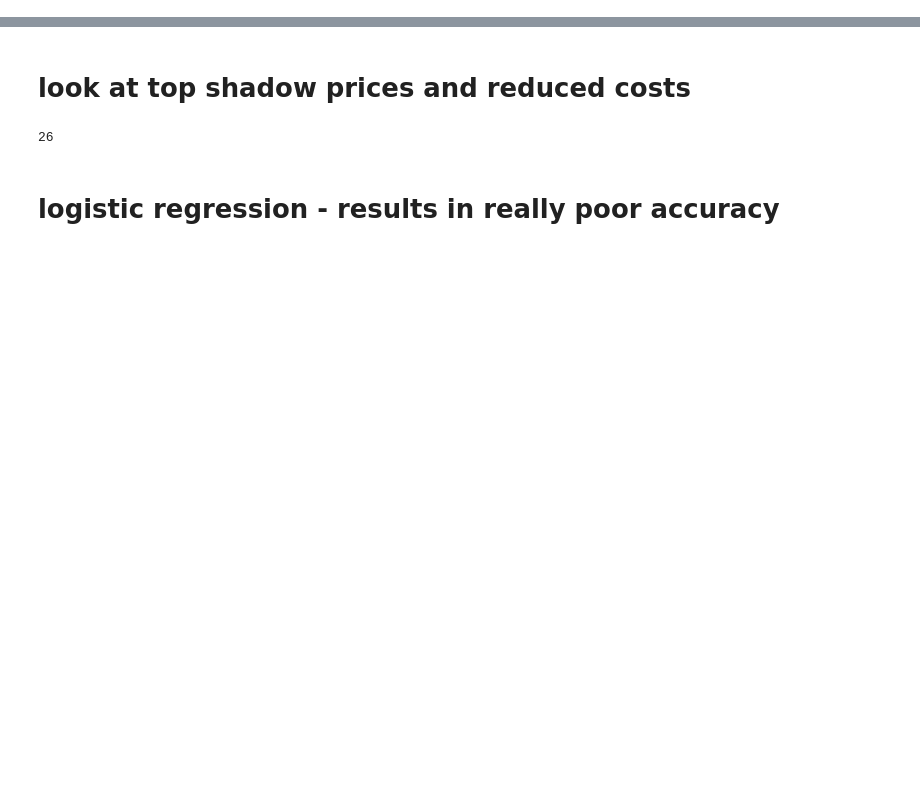
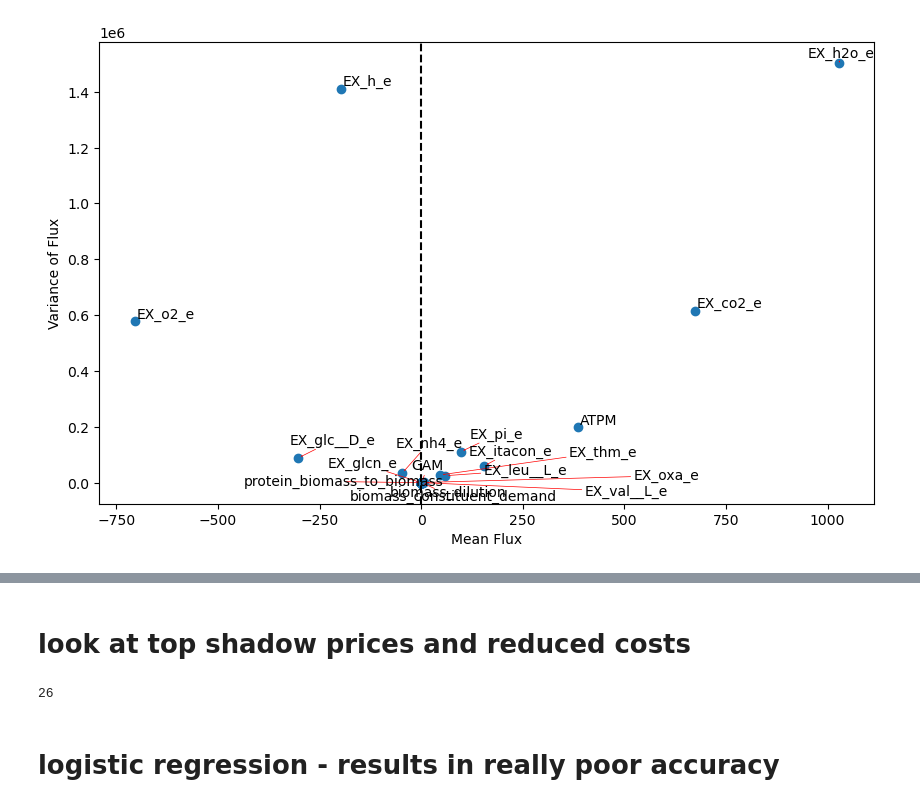
Before and after one commit to sDiegoMart/coralme, a Jupyter notebook: notebooks/3_look_at_proteomic_allocation.ipynb, the cells around one changed output, grey strips where cells are left out. Saved outputs shown, nothing was run; the diff lists cells and outputs as text; code cells hidden in the pictures; blank space fills up the shorter version.

```diff
--- a/notebooks/3_look_at_proteomic_allocation.ipynb
+++ b/notebooks/3_look_at_proteomic_allocation.ipynb
@@ -82,6 +82,7 @@ base_dir = os.path.join(coralme_dir, 'species_files', 'Pseudomonas_files')
 info_df = pd.read_excel(os.path.join(base_dir,'Strain_models_genome-information_predictedM9.xlsx'), index_col = 0)
 shadows_dfs = []
 reduced_dfs = []
+flux_dfs = []
 indices = []
 obj_values = []
 for index, row in info_df.iterrows():
@@ -99,9 +100,11 @@ for index, row in info_df.iterrows():
     ME_sol = pickle.load(pickle_in)
     pickle_in.close()
     if ME_sol:
-        indices.append(index)
+        ind = (index+'__'+row['organism']+'__'+row['strain']).replace(' ', '_')
+        indices.append(ind)
         shadows_dfs.append(pd.Series(ME_sol.shadow_prices))
         reduced_dfs.append(pd.Series(ME_sol.reduced_costs))
+        flux_dfs.append(pd.Series(ME_sol.fluxes))
         obj_values.append(ME_sol.objective_value)
 
 # remove dummy reactions
@@ -113,15 +116,48 @@ for col in shared_cols:
     if not any(word in col for word in drop_words):
         keep.append(col)
 shadow_df = shadow_df[keep]
-
 shadow_df['obj_value'] = obj_values
 shadow_df.iloc[:, :-1] = shadow_df.iloc[:, :-1].div(shadow_df['obj_value'], axis=0)
 reduced_df = pd.DataFrame(reduced_dfs, index = indices)
 shared_cols = reduced_df.columns[reduced_df.count() == len(reduced_df)]
+
+# flux df
+flux_df = pd.DataFrame(flux_dfs, index = indices)
+shared_cols = flux_df.columns[flux_df.count() == len(flux_df)]
 keep = []
 for col in shared_cols:
     if not any(word in col for word in drop_words):
         keep.append(col)
-reduced_df = reduced_df[keep]
-reduced_df['obj_value'] = obj_values
-reduced_df.iloc[:, :-1] = reduced_df.iloc[:, :-1].div(reduced_df['obj_value'], axis=0)
+flux_df = flux_df[keep]
+flux_df['obj_value'] = obj_values
+flux_df.iloc[:, :-1] = flux_df.iloc[:, :-1].div(flux_df['obj_value'], axis=0)
+# %%
+# Create the scatter plotmeans = flux_df.mean()
+vars = flux_df.var()
+disp_df = pd.DataFrame({'mean' : means, 'var' : vars})
+disp_df['disp'] = disp_df['var']/disp_df['mean']
+disp_df.sort_values('disp', ascending = False)
+
+plt.figure(figsize=(10, 6))
+scatter = plt.scatter(disp_df['mean'], disp_df['var'])
+
+# Find outliers (for example, points with high mean or variance)
+# You can adjust these thresholds based on your data
+mean_threshold = np.percentile(disp_df['mean'], 95)  # top 5% of mean values
+var_threshold = np.percentile(disp_df['var'], 95)    # top 5% of variance values
+
+# Create list of texts for outlier points
+texts = []
+for idx, row in disp_df.iterrows():
+    if row['mean'] > mean_threshold or row['var'] > var_threshold:
+        texts.append(plt.text(row['mean'], row['var'], idx))
+
+# Adjust text positions to prevent overlap
+adjust_text(texts, arrowprops=dict(arrowstyle='->', color='red', lw=0.5))
+
+plt.xlabel('Mean Flux')
+plt.ylabel('Variance of Flux')
+plt.axvline(x = 0, color = 'black', linestyle = '--')
+plt.show()
+# %% [output]
+[figure, added]
```
Also changed, not shown: parts of 7 cells of this notebook, 1 other file.
